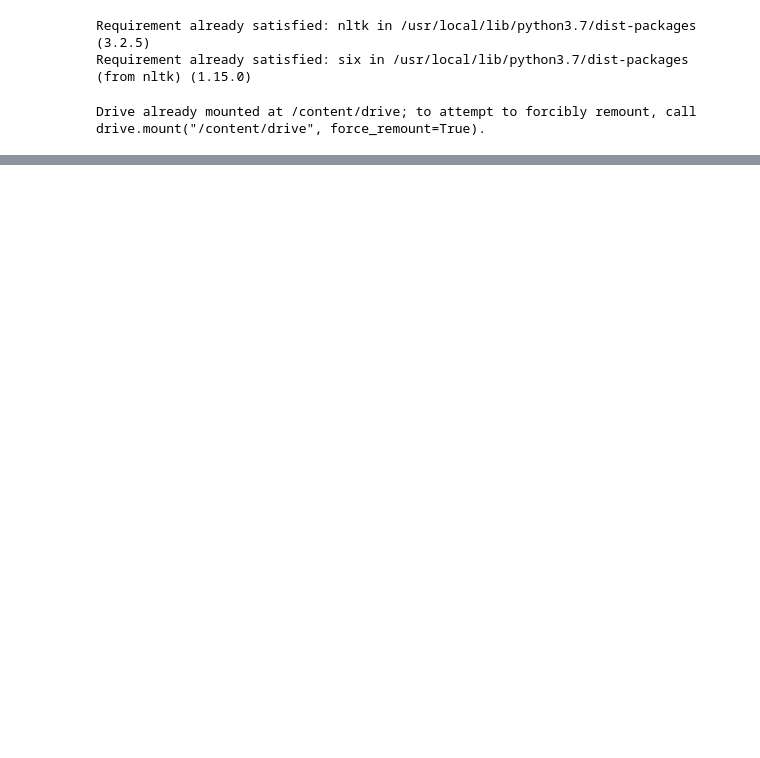
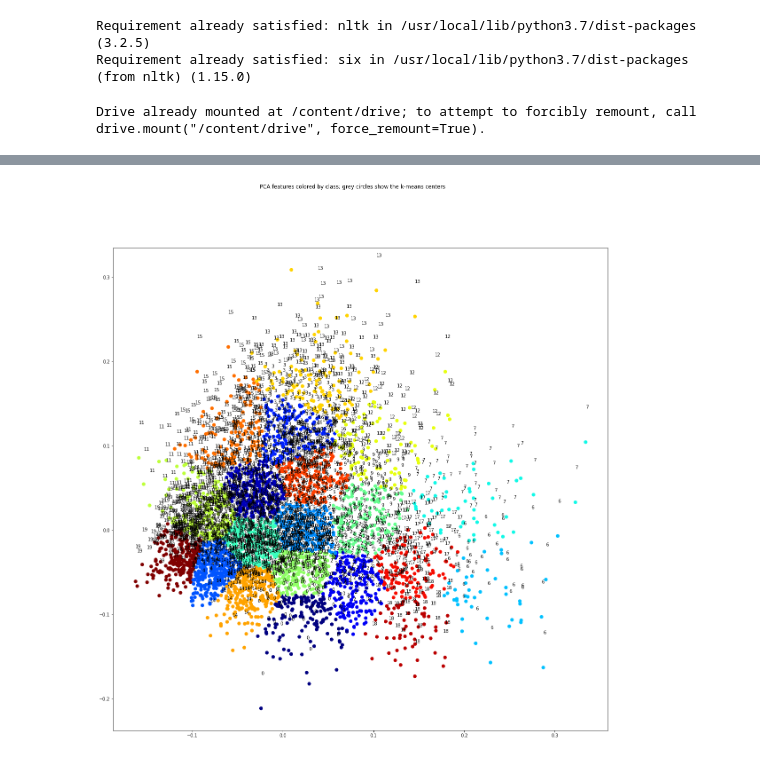
Before and after one commit to tirilab/amiasdc, a Jupyter notebook: analysis_MAMIA.ipynb, the cells around one changed output, grey strips where cells are left out. Saved outputs shown, nothing was run; the diff lists cells and outputs as text; code cells hidden in the pictures; blank space fills up the shorter version.

Commit message:
Add files via upload
Followed https://www.kaggle.com/dfoly1/k-means-clustering-from-scratch/notebook and https://towardsdatascience.com/reddit-post-classification-b70258d6affe

```diff
--- a/analysis_MAMIA.ipynb
+++ b/analysis_MAMIA.ipynb
@@ -76,0 +165,8 @@ print(cvec_data.get_feature_names())
+# %%
+# Dimensionality reduction using PCA, reduce the tfidf matrix to just 2 features
+X = tfidf.todense()
+pca = PCA(n_components=2)
+pca.fit(X)
+X_pca = pca.transform(X)
+
+print(X_pca)
@@ -76,0 +181,17 @@ print(cvec_data.get_feature_names())
+# %%
+km_model = KMeans(n_clusters=20, max_iter=10, n_init=2, random_state=0)
+
+# K-means (from number of features in input matrix to n_clusters)
+prediction=km_model.fit(X_pca)
+df_centers = pd.DataFrame(km_model.cluster_centers_)
+
+plt.figure(figsize=(20,20))
+plt.suptitle('PCA features colored by class; grey circles show the k-means centers')
+plt.scatter(X_pca[:, 0], X_pca[:, 1], c=km_model.labels_, s=50, cmap='jet')
+#plt.scatter(df_centers['x'], df_centers['y'], c='grey', s=500, alpha=0.2);
+
+dy = 0.04
+for i, txt in enumerate(km_model.labels_):
+    plt.annotate(txt, (X_pca[i, 0], X_pca[i, 1] + dy))
+# %% [output]
+[figure, added]
```
Also changed, not shown: parts of 8 cells of this notebook.
